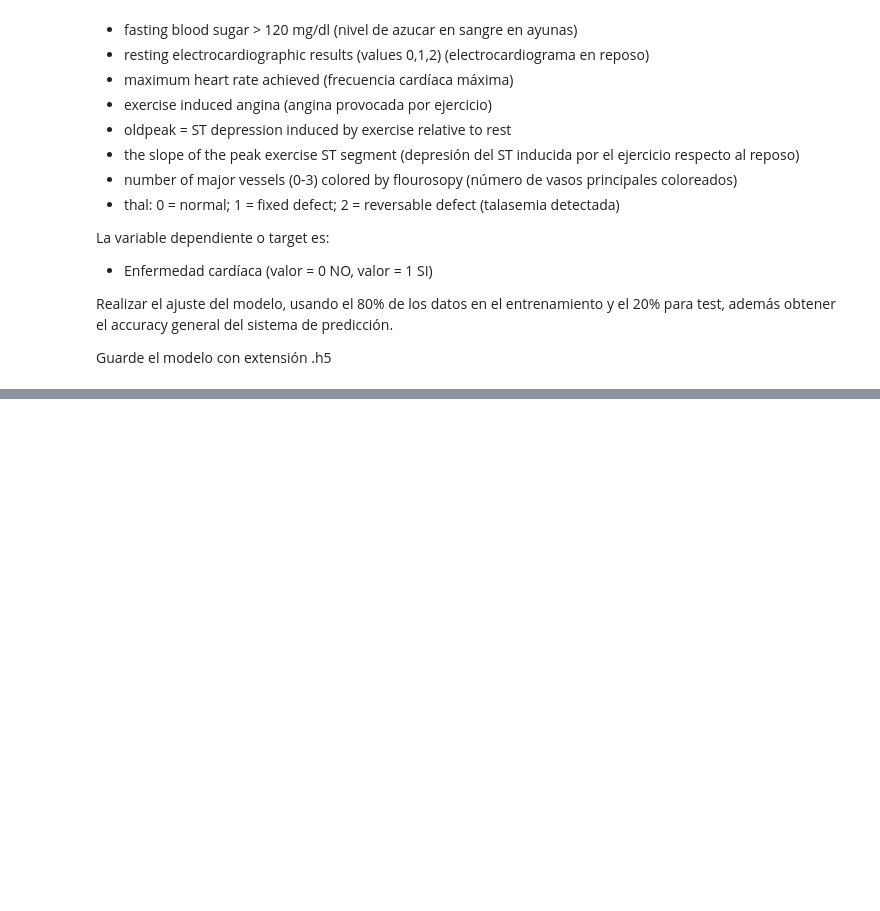
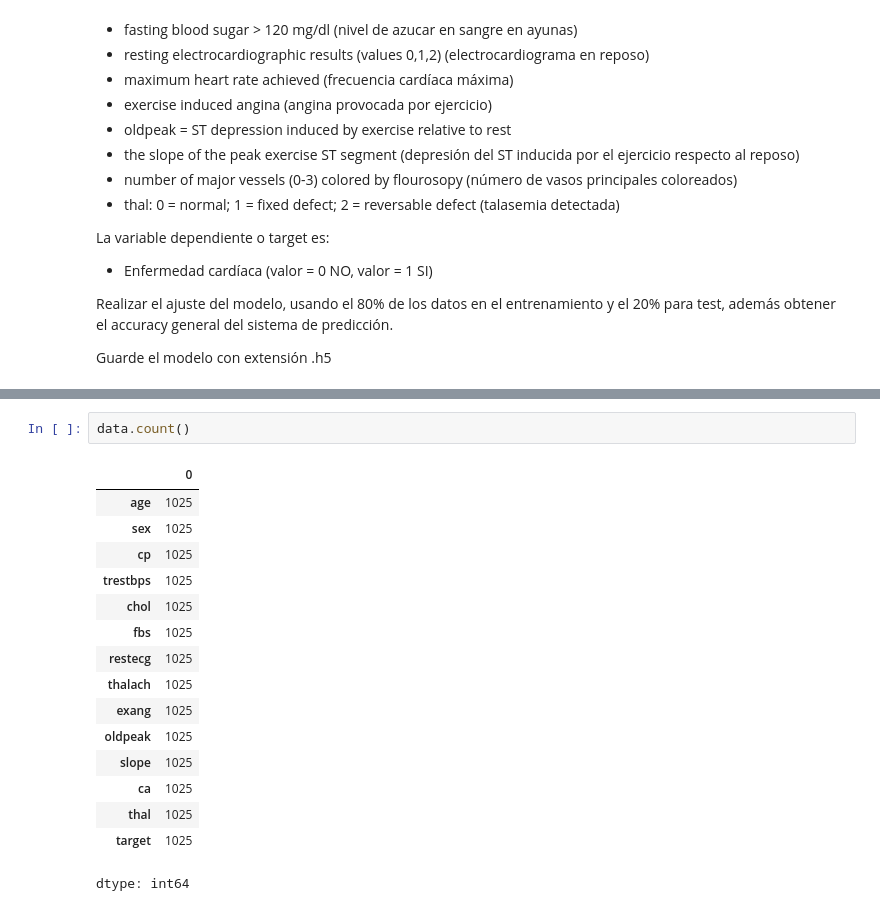
Before and after one commit to c7araquec7/Araque, a Jupyter notebook: Semana3_TallerRedesNeuronales.ipynb, the cells around one changed output, grey strips where cells are left out. Drawn from its saved outputs; the diff is of its cells as text; blank space fills up the shorter version.

```diff
--- a/Semana3_TallerRedesNeuronales.ipynb
+++ b/Semana3_TallerRedesNeuronales.ipynb
@@ -32,0 +49,19 @@ Guarde el modelo con extensión .h5
+# %%
+data.count()
+# %% [output]
+|  | 0 |
+| age | 1025 |
+| sex | 1025 |
+| cp | 1025 |
+| trestbps | 1025 |
+| chol | 1025 |
+| fbs | 1025 |
+| restecg | 1025 |
+| thalach | 1025 |
+| exang | 1025 |
+| oldpeak | 1025 |
+| slope | 1025 |
+| ca | 1025 |
+| thal | 1025 |
+| target | 1025 |
+dtype: int64
```
Also changed, not shown: parts of 18 cells of this notebook.
